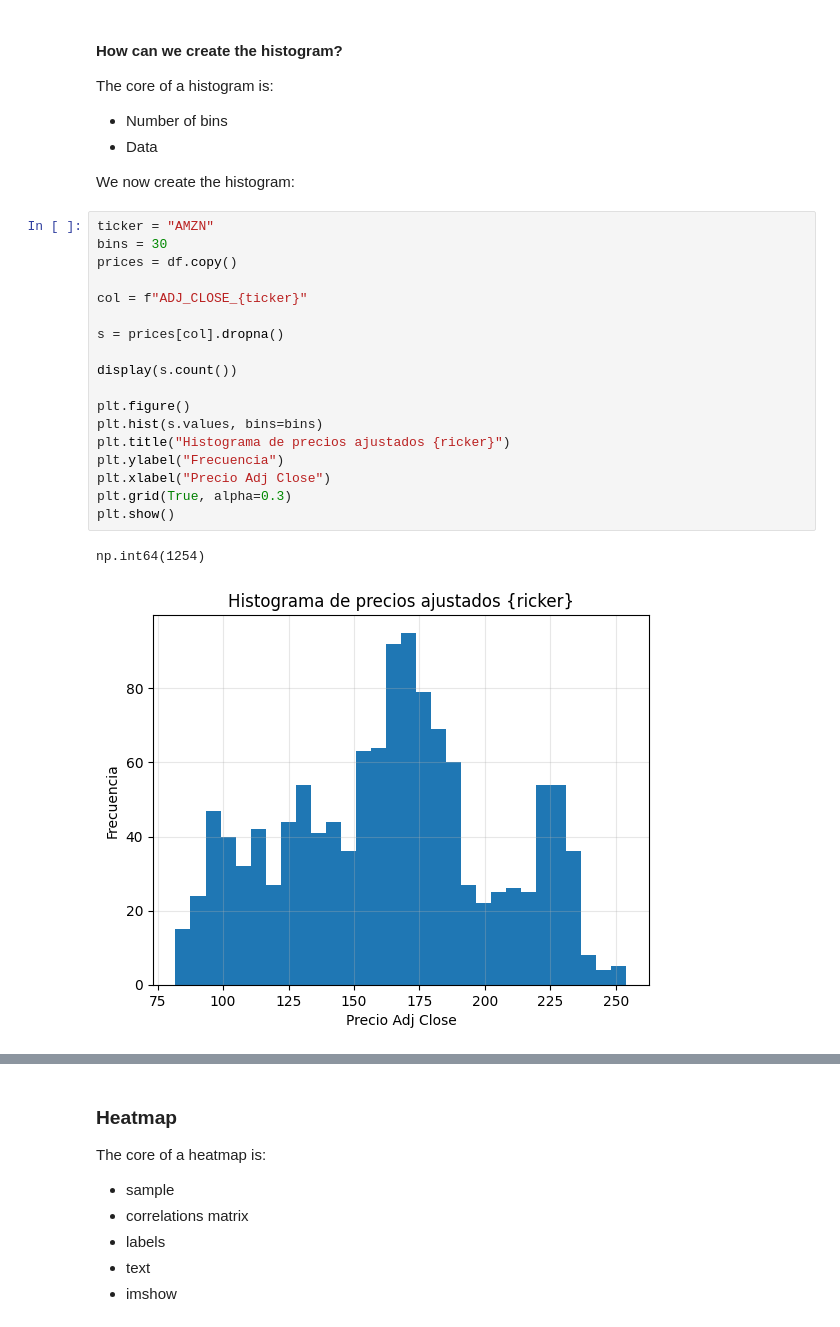
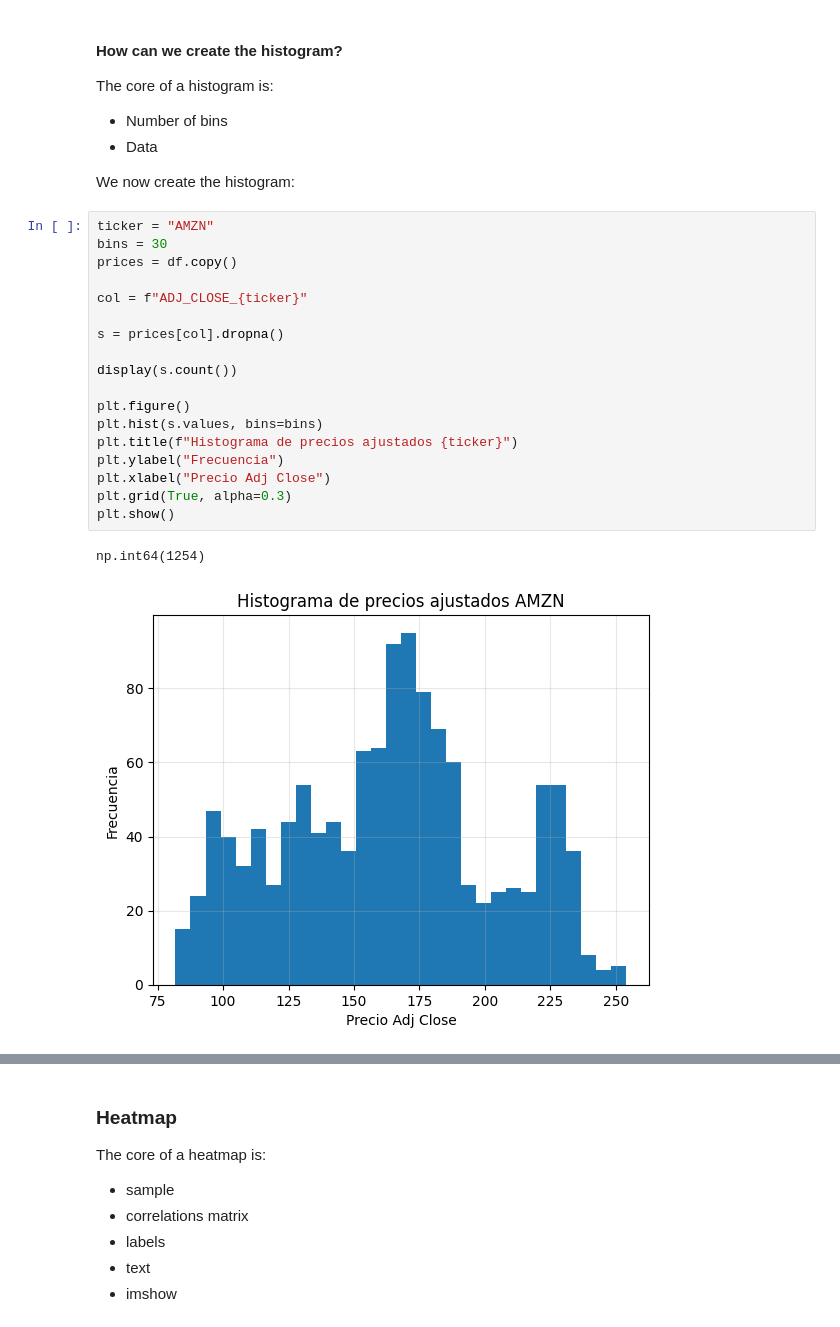
Before and after one commit to OssianV/REPOSITORIO_CLASE_ANALISIS_DE_DATOS, a Jupyter notebook: SCRIPTS/clase_04,05,06_20260307.ipynb, the cells around one changed output, grey strips where cells are left out. Cells and saved outputs as stored; diff of their text form.

```diff
--- a/SCRIPTS/clase_04,05,06_20260307.ipynb
+++ b/SCRIPTS/clase_04,05,06_20260307.ipynb
@@ -412,24 +412,24 @@ We now create the histogram:
 # %%
 ticker = "AMZN"
 bins = 30
 prices = df.copy()
 
 col = f"ADJ_CLOSE_{ticker}"
 
 s = prices[col].dropna()
 
 display(s.count())
 
 plt.figure()
 plt.hist(s.values, bins=bins)
-plt.title("Histograma de precios ajustados {ricker}")
+plt.title(f"Histograma de precios ajustados {ticker}")
 plt.ylabel("Frecuencia")
 plt.xlabel("Precio Adj Close")
 plt.grid(True, alpha=0.3)
 plt.show()
 # %% [output]
 np.int64(1254)
-[figure, old version]
+[figure, new version]
 # %%
 # Hacer histograma de rendimientos
 
```
Also changed, not shown: parts of 18 cells of this notebook, 1 other file.
